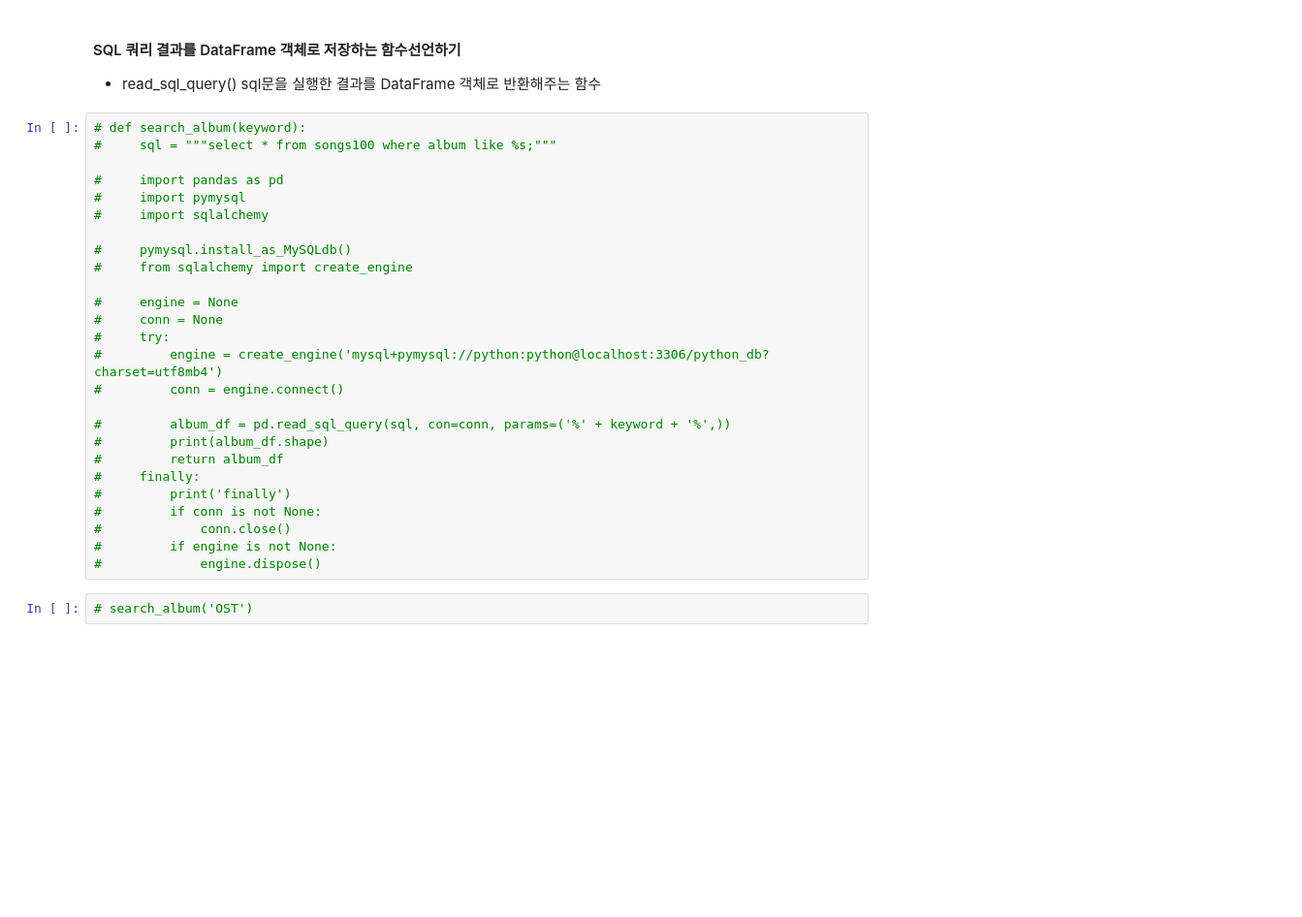
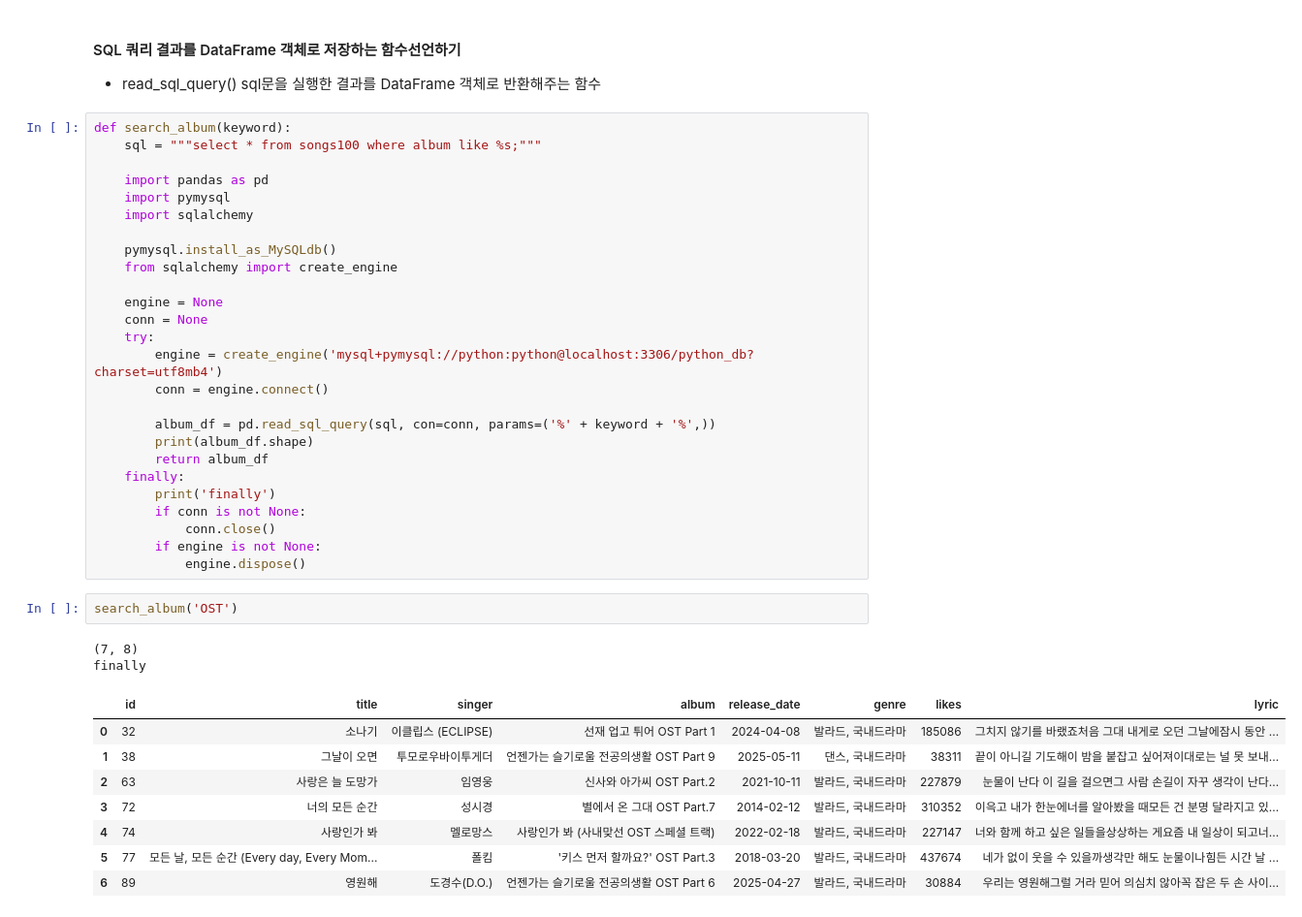
Before and after one commit to PMiNOO/SKSh_Python_Webscraping_Analysis, a Jupyter notebook: 04.Melon100차트_데이터파싱_DB저장.ipynb, the cells around one changed output. Shown: that part at 97% size. Cells and saved outputs as stored; diff of their text form; blank space fills up the shorter version.

```diff
--- a/04.Melon100차트_데이터파싱_DB저장.ipynb
+++ b/04.Melon100차트_데이터파싱_DB저장.ipynb
@@ -529,30 +529,41 @@ songs100 테이블 생성됨
 #### SQL 쿼리 결과를 DataFrame 객체로 저장하는 함수선언하기
 * read_sql_query() sql문을 실행한 결과를 DataFrame 객체로 반환해주는 함수
 # %%
-# def search_album(keyword):
-#     sql = """select * from songs100 where album like %s;"""
+def search_album(keyword):
+    sql = """select * from songs100 where album like %s;"""
 
-#     import pandas as pd
-#     import pymysql
-#     import sqlalchemy
+    import pandas as pd
+    import pymysql
+    import sqlalchemy
 
-#     pymysql.install_as_MySQLdb()
-#     from sqlalchemy import create_engine
+    pymysql.install_as_MySQLdb()
+    from sqlalchemy import create_engine
 
-#     engine = None
-#     conn = None
-#     try:
-#         engine = create_engine('mysql+pymysql://python:python@localhost:3306/python_db?charset=utf8mb4')
-#         conn = engine.connect()
+    engine = None
+    conn = None
+    try:
+        engine = create_engine('mysql+pymysql://python:python@localhost:3306/python_db?charset=utf8mb4')
+        conn = engine.connect()
 
-#         album_df = pd.read_sql_query(sql, con=conn, params=('%' + keyword + '%',))
-#         print(album_df.shape)
-#         return album_df
-#     finally:
-#         print('finally')
-#         if conn is not None:
-#             conn.close()
-#         if engine is not None:
-#             engine.dispose()
+        album_df = pd.read_sql_query(sql, con=conn, params=('%' + keyword + '%',))
+        print(album_df.shape)
+        return album_df
+    finally:
+        print('finally')
+        if conn is not None:
+            conn.close()
+        if engine is not None:
+            engine.dispose()
-# %%
-# search_album('OST')
+# %%
+search_album('OST')
+# %% [output]
+(7, 8)
+finally
+|  | id | title | singer | album | release_date | genre | likes | lyric |
+| 0 | 32 | 소나기 | 이클립스 (ECLIPSE) | 선재 업고 튀어 OST Part 1 | 2024-04-08 | 발라드, 국내드라마 | 185086 | 그치지 않기를 바랬죠처음 그대 내게로 오던 그날에잠시 동안 ... |
+| 1 | 38 | 그날이 오면 | 투모로우바이투게더 | 언젠가는 슬기로울 전공의생활 OST Part 9 | 2025-05-11 | 댄스, 국내드라마 | 38311 | 끝이 아니길 기도해이 밤을 붙잡고 싶어져이대로는 널 못 보내... |
+| 2 | 63 | 사랑은 늘 도망가 | 임영웅 | 신사와 아가씨 OST Part.2 | 2021-10-11 | 발라드, 국내드라마 | 227879 | 눈물이 난다 이 길을 걸으면그 사람 손길이 자꾸 생각이 난다... |
+| 3 | 72 | 너의 모든 순간 | 성시경 | 별에서 온 그대 OST Part.7 | 2014-02-12 | 발라드, 국내드라마 | 310352 | 이윽고 내가 한눈에너를 알아봤을 때모든 건 분명 달라지고 있... |
+| 4 | 74 | 사랑인가 봐 | 멜로망스 | 사랑인가 봐 (사내맞선 OST 스페셜 트랙) | 2022-02-18 | 발라드, 국내드라마 | 227147 | 너와 함께 하고 싶은 일들을상상하는 게요즘 내 일상이 되고너... |
+| 5 | 77 | 모든 날, 모든 순간 (Every day, Every Mom... | 폴킴 | '키스 먼저 할까요?' OST Part.3 | 2018-03-20 | 발라드, 국내드라마 | 437674 | 네가 없이 웃을 수 있을까생각만 해도 눈물이나힘든 시간 날 ... |
+| 6 | 89 | 영원해 | 도경수(D.O.) | 언젠가는 슬기로울 전공의생활 OST Part 6 | 2025-04-27 | 발라드, 국내드라마 | 30884 | 우리는 영원해그럴 거라 믿어 의심치 않아꼭 잡은 두 손 사이... |
```
Also changed, not shown: 3 other files.
